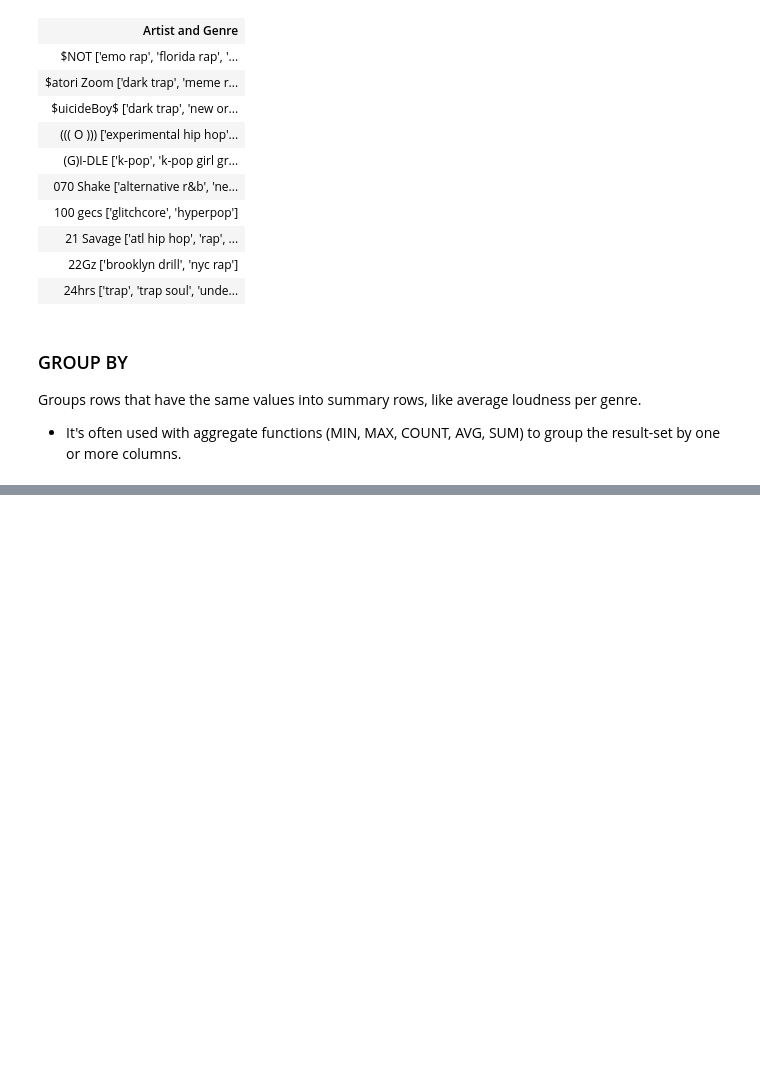
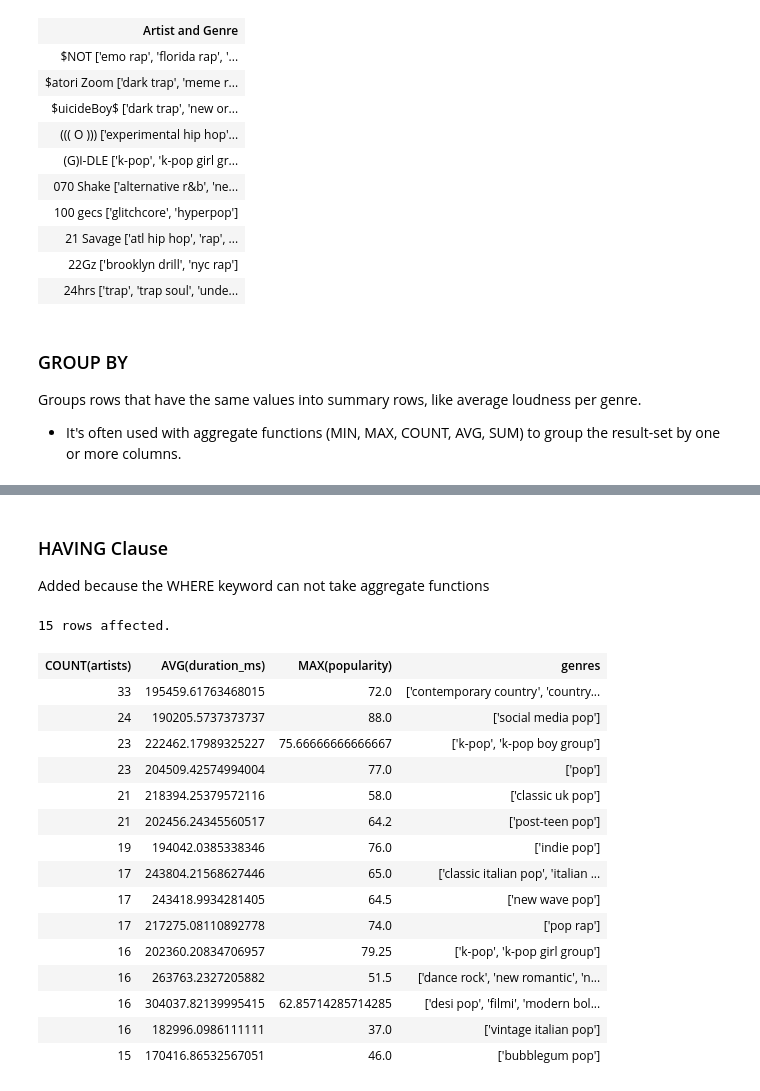
Before and after one commit to KevinKronk/sql-walkthrough-spotify, a Jupyter notebook: sql-walkthrough-spotify.ipynb, the cells around one changed output, grey strips where cells are left out. Cells and saved outputs as stored; diff of their text form; code cells hidden in the pictures; blank space fills up the shorter version.

Commit message:
Updated Walkthrough
Added GROUP BY, HAVING, and started going into Querying information from multiple tables.

```diff
--- a/sql-walkthrough-spotify.ipynb
+++ b/sql-walkthrough-spotify.ipynb
@@ -285,0 +302,29 @@ Groups rows that have the same values into summary rows, like average loudness p
+# %% [markdown]
+### HAVING Clause
+Added because the WHERE keyword can not take aggregate functions
+# %%
+%%sql
+SELECT COUNT(artists), AVG(duration_ms), MAX(popularity), genres
+FROM data_by_artist
+GROUP BY genres
+HAVING COUNT(artists) > 10 AND genres REGEXP 'pop'
+ORDER BY COUNT(artists) DESC
+LIMIT 15;
+# %% [output]
+15 rows affected.
+| COUNT(artists) | AVG(duration_ms) | MAX(popularity) | genres |
+| 33 | 195459.61763468015 | 72.0 | ['contemporary country', 'country... |
+| 24 | 190205.5737373737 | 88.0 | ['social media pop'] |
+| 23 | 222462.17989325227 | 75.66666666666667 | ['k-pop', 'k-pop boy group'] |
+| 23 | 204509.42574994004 | 77.0 | ['pop'] |
+| 21 | 218394.25379572116 | 58.0 | ['classic uk pop'] |
+| 21 | 202456.24345560517 | 64.2 | ['post-teen pop'] |
+| 19 | 194042.0385338346 | 76.0 | ['indie pop'] |
+| 17 | 243804.21568627446 | 65.0 | ['classic italian pop', 'italian ... |
+| 17 | 243418.9934281405 | 64.5 | ['new wave pop'] |
+| 17 | 217275.08110892778 | 74.0 | ['pop rap'] |
+| 16 | 202360.20834706957 | 79.25 | ['k-pop', 'k-pop girl group'] |
+| 16 | 263763.2327205882 | 51.5 | ['dance rock', 'new romantic', 'n... |
+| 16 | 304037.82139995415 | 62.85714285714285 | ['desi pop', 'filmi', 'modern bol... |
+| 16 | 182996.0986111111 | 37.0 | ['vintage italian pop'] |
+| 15 | 170416.86532567051 | 46.0 | ['bubblegum pop'] |
```
Also changed, not shown: parts of 4 cells of this notebook.
